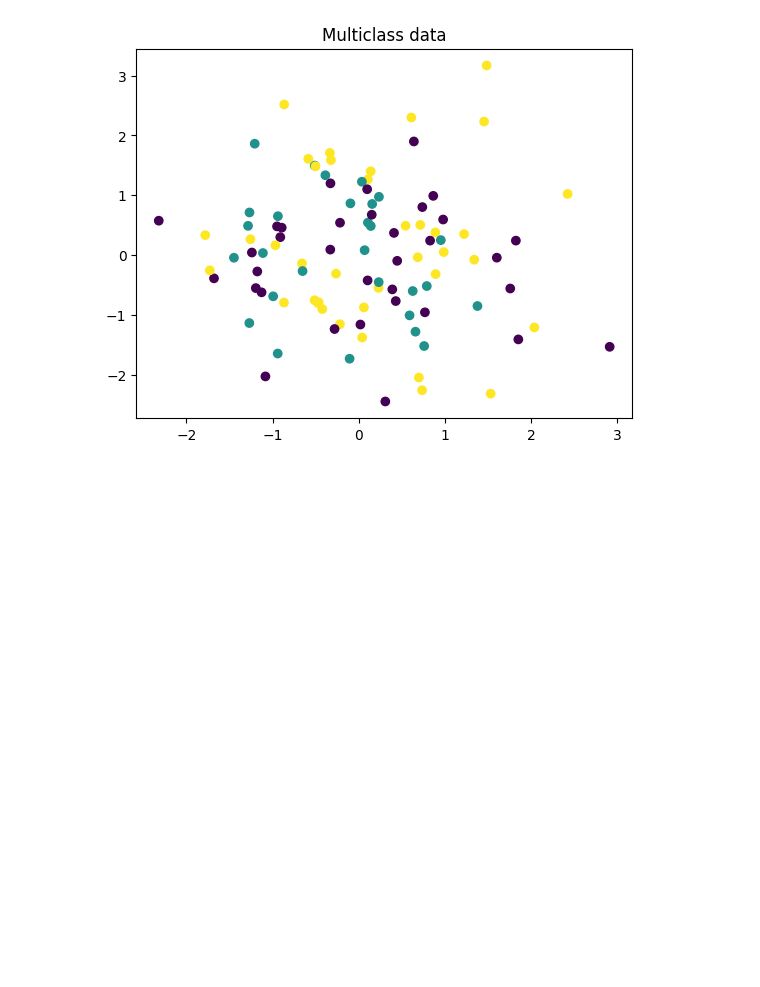
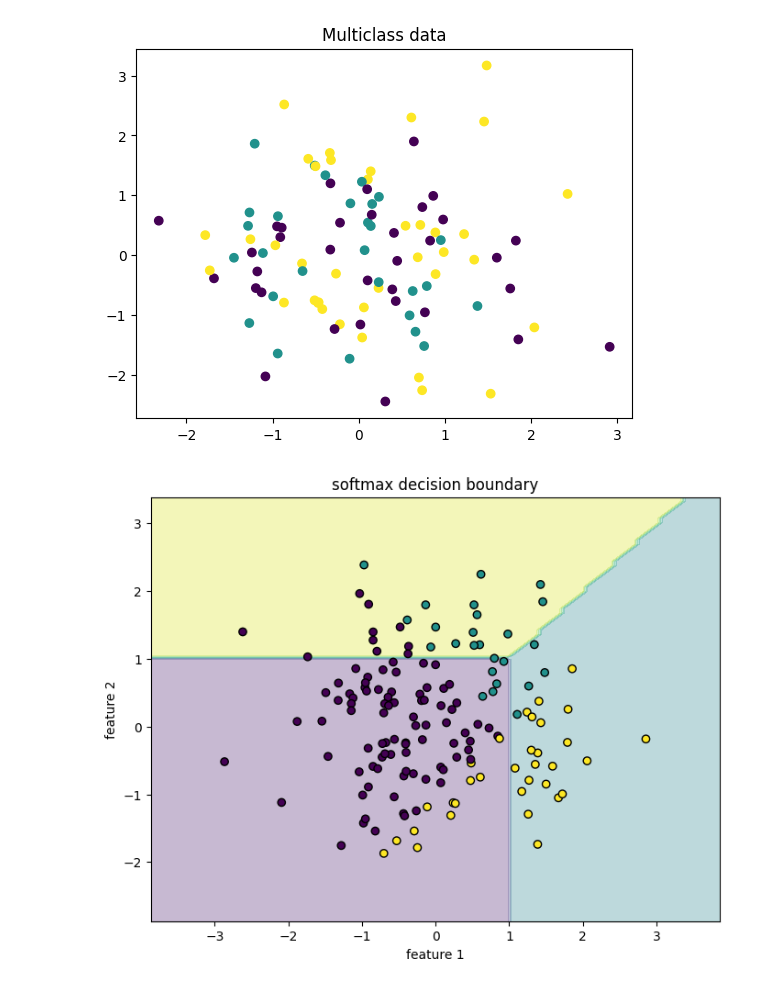
Before and after one commit to crahulnaidu/recursive-self-improving-ai, a Jupyter notebook: month_1/ai_month_day_10.ipynb, the cells around one changed output. Saved outputs shown, nothing was run; the diff lists cells and outputs as text; code cells hidden in the pictures; blank space fills up the shorter version.

```diff
--- a/month_1/ai_month_day_10.ipynb
+++ b/month_1/ai_month_day_10.ipynb
@@ -38,0 +74,31 @@ plt.show()
+# %%
+#create grid
+
+x_min,x_max=X[:,0].min()-1,X[:,0].max()+1
+y_min,y_max=X[:,1].min()-1,X[:,1].max()+1
+
+xx,yy=np.meshgrid(np.linspace(x_min,x_max,100),np.linspace(y_min,y_max,100))
+
+grid=np.c_[xx.ravel(),yy.ravel()]
+grid_b=np.c_[np.ones((grid.shape[0],1)),grid]
+
+#predict on grid
+
+probs=softmax(grid_b)
+preds=np.argmax(probs,axis=1)
+preds=preds.reshape(xx.shape)
+
+#plot decision boundary
+
+plt.figure(figsize=(8,6))
+
+plt.contourf(xx,yy,preds,alpha=0.3)
+
+plt.scatter(X[:,0],X[:,1],c=y,edgecolor='k')
+
+plt.title("softmax decision boundary")
+plt.xlabel("feature 1")
+plt.ylabel("feature 2")
+plt.show()
+# %% [output]
+[figure, added]
```
Also changed, not shown: parts of 3 cells of this notebook.
